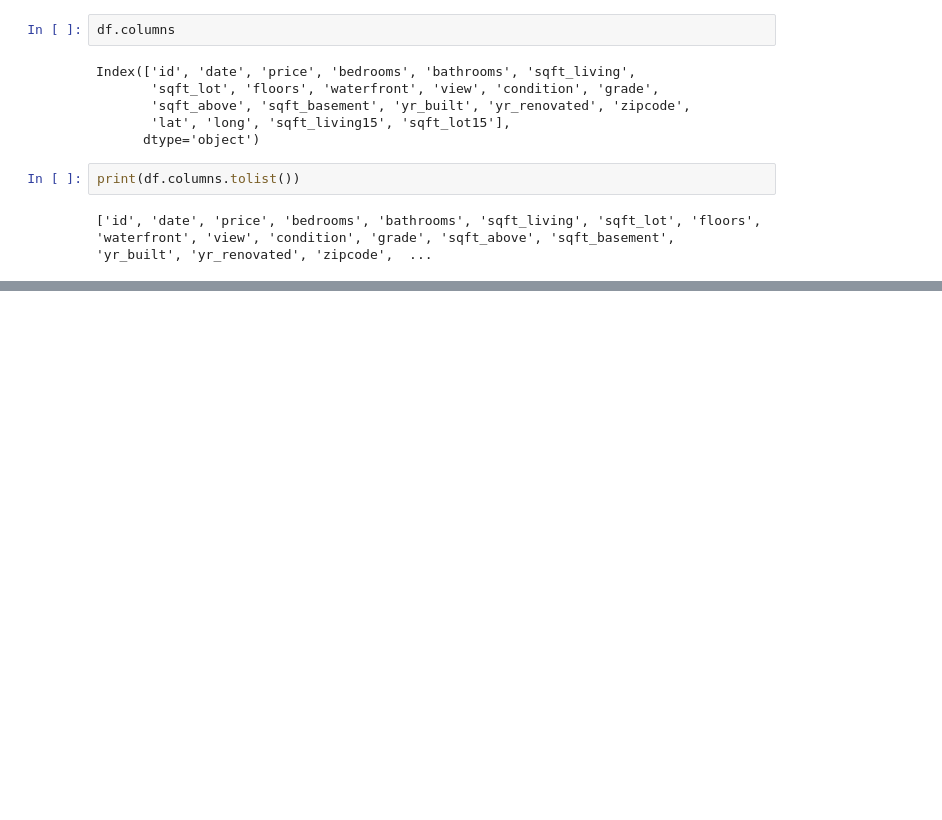
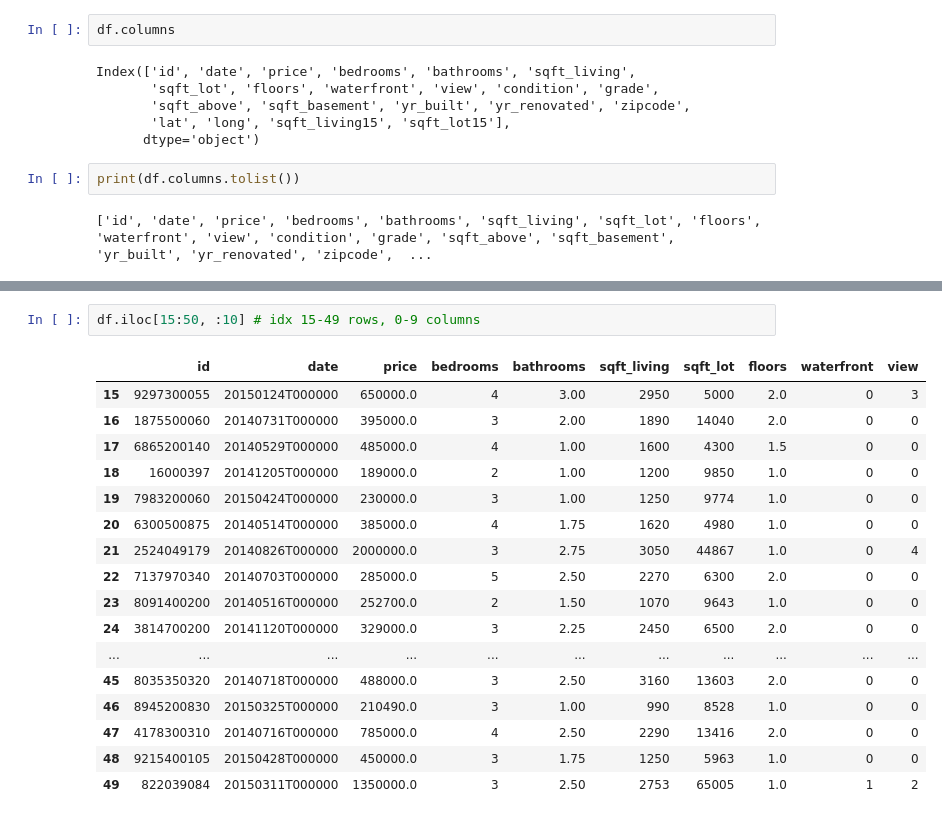
Before and after one commit to Abhisri1994/Python-Data-analytics-2024, a Jupyter notebook: Data analysis/Pandas.ipynb, the cells around one changed output, grey strips where cells are left out. Cells and saved outputs as stored; diff of their text form; blank space fills up the shorter version.

```diff
--- a/Data analysis/Pandas.ipynb
+++ b/Data analysis/Pandas.ipynb
@@ -206,0 +241,20 @@ df.sort_values('bedrooms')
+# %%
+df.iloc[15:50, :10] # idx 15-49 rows, 0-9 columns
+# %% [output]
+|  | id | date | price | bedrooms | bathrooms | sqft_living | sqft_lot | floors | waterfront | view |
+| 15 | 9297300055 | 20150124T000000 | 650000.0 | 4 | 3.00 | 2950 | 5000 | 2.0 | 0 | 3 |
+| 16 | 1875500060 | 20140731T000000 | 395000.0 | 3 | 2.00 | 1890 | 14040 | 2.0 | 0 | 0 |
+| 17 | 6865200140 | 20140529T000000 | 485000.0 | 4 | 1.00 | 1600 | 4300 | 1.5 | 0 | 0 |
+| 18 | 16000397 | 20141205T000000 | 189000.0 | 2 | 1.00 | 1200 | 9850 | 1.0 | 0 | 0 |
+| 19 | 7983200060 | 20150424T000000 | 230000.0 | 3 | 1.00 | 1250 | 9774 | 1.0 | 0 | 0 |
+| 20 | 6300500875 | 20140514T000000 | 385000.0 | 4 | 1.75 | 1620 | 4980 | 1.0 | 0 | 0 |
+| 21 | 2524049179 | 20140826T000000 | 2000000.0 | 3 | 2.75 | 3050 | 44867 | 1.0 | 0 | 4 |
+| 22 | 7137970340 | 20140703T000000 | 285000.0 | 5 | 2.50 | 2270 | 6300 | 2.0 | 0 | 0 |
+| 23 | 8091400200 | 20140516T000000 | 252700.0 | 2 | 1.50 | 1070 | 9643 | 1.0 | 0 | 0 |
+| 24 | 3814700200 | 20141120T000000 | 329000.0 | 3 | 2.25 | 2450 | 6500 | 2.0 | 0 | 0 |
+| ... | ... | ... | ... | ... | ... | ... | ... | ... | ... | ... |
+| 45 | 8035350320 | 20140718T000000 | 488000.0 | 3 | 2.50 | 3160 | 13603 | 2.0 | 0 | 0 |
+| 46 | 8945200830 | 20150325T000000 | 210490.0 | 3 | 1.00 | 990 | 8528 | 1.0 | 0 | 0 |
+| 47 | 4178300310 | 20140716T000000 | 785000.0 | 4 | 2.50 | 2290 | 13416 | 2.0 | 0 | 0 |
+| 48 | 9215400105 | 20150428T000000 | 450000.0 | 3 | 1.75 | 1250 | 5963 | 1.0 | 0 | 0 |
+| 49 | 822039084 | 20150311T000000 | 1350000.0 | 3 | 2.50 | 2753 | 65005 | 1.0 | 1 | 2 |
```
Also changed, not shown: parts of 27 cells of this notebook.
